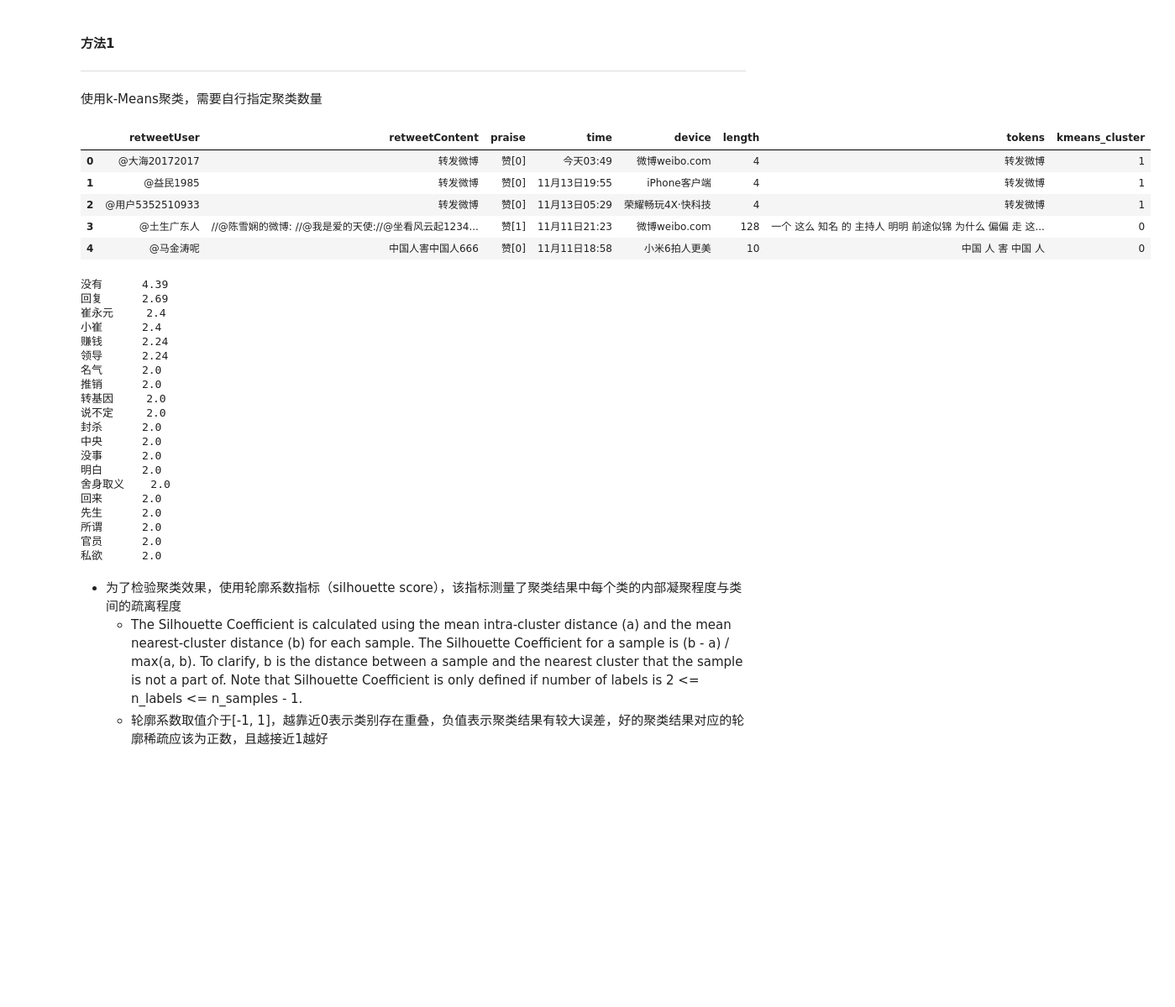
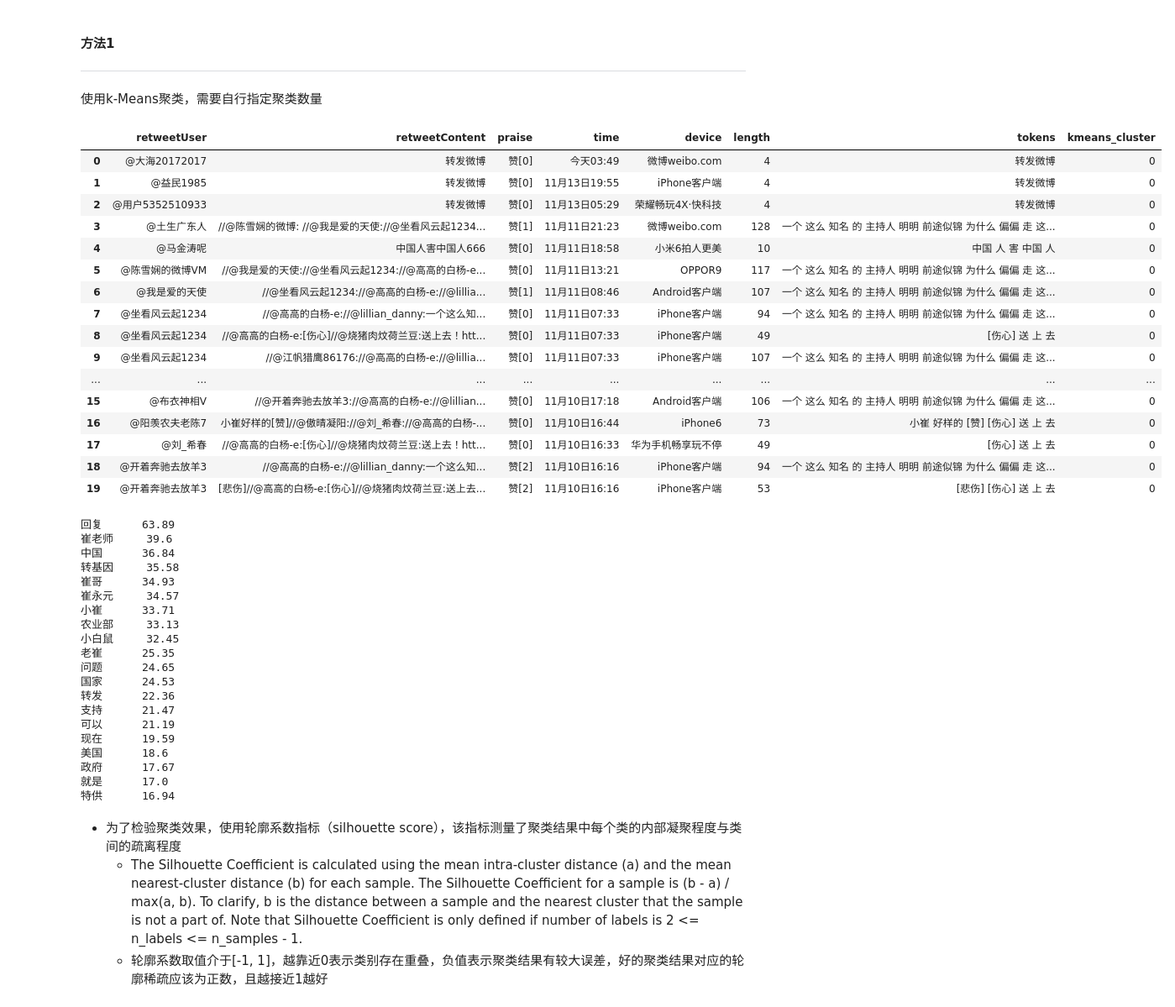
Before and after one commit to LyndonChenLuo/textAnalysis, a Jupyter notebook: textAnalysisIntroduction/textAnalysisIntro.ipynb, the cells around one changed output. Shown at 84% size. Drawn from its saved outputs; the diff is of its cells as text; code cells hidden in the pictures; blank space fills up the shorter version.

```diff
--- a/textAnalysisIntroduction/textAnalysisIntro.ipynb
+++ b/textAnalysisIntroduction/textAnalysisIntro.ipynb
@@ -49,8 +32,10 @@ pynlpir.open()
 # %%
 # 分词与词性标注
 # 详细词性(Part of Speech)对照表：https://github.com/tsroten/pynlpir/blob/develop/docs/pos_map.rst
-s = '@金兼斌:四月的最后一个周末，紫荆已谢，牡丹正盛；清春已去，暑气徐来。五一假期前后，清华北大先后迎来校庆。\
-https://wx4.sinaimg.cn/mw690/6480341ely1ff38dysggaj20hy0amdhp.jpg 4月29日 08:12 来自 weibo.com \
+s = '@金兼斌:四月的最后一个周末，紫荆已谢，牡丹正盛；清春已去，暑气徐来。\
+五一假期前后，清华北大先后迎来校庆。\
+https://wx4.sinaimg.cn/mw690/6480341ely1ff38dysggaj20hy0amdhp.jpg \
+4月29日 08:12 来自 weibo.com \
 [收藏] [转发]0 [评论]0 [赞]20'
 # pos_tagging: True/False
 segments = pynlpir.segment(s, pos_tagging=True)
@@ -265,6 +219,3 @@ print len(source['retweetContent'][0])
 <class 'pandas.core.series.Series'>
 转发微博
 5
-# %%
-s = 'abc '
-s.strip()
@@ -577,18 +464,29 @@ kmeans = KMeans(n_clusters=n_clusters).fit(dtmArray_pca)
 # 在数据中生成新列'kmeans_cluster'，容纳类别标签
 source['kmeans_cluster'] = kmeans.labels_
 # %%
-source.head()
+source.head(20)
 # %% [output]
 |  | retweetUser | retweetContent | praise | time | device | length | tokens | kmeans_cluster |
-| 0 | @大海20172017 | 转发微博 | 赞[0] | 今天03:49 | 微博weibo.com | 4 | 转发微博 | 1 |
-| 1 | @益民1985 | 转发微博 | 赞[0] | 11月13日19:55 | iPhone客户端 | 4 | 转发微博 | 1 |
-| 2 | @用户5352510933 | 转发微博 | 赞[0] | 11月13日05:29 | 荣耀畅玩4X·快科技 | 4 | 转发微博 | 1 |
+| 0 | @大海20172017 | 转发微博 | 赞[0] | 今天03:49 | 微博weibo.com | 4 | 转发微博 | 0 |
+| 1 | @益民1985 | 转发微博 | 赞[0] | 11月13日19:55 | iPhone客户端 | 4 | 转发微博 | 0 |
+| 2 | @用户5352510933 | 转发微博 | 赞[0] | 11月13日05:29 | 荣耀畅玩4X·快科技 | 4 | 转发微博 | 0 |
 | 3 | @土生广东人 | //@陈雪娴的微博: //@我是爱的天使://@坐看风云起1234... | 赞[1] | 11月11日21:23 | 微博weibo.com | 128 | 一个 这么 知名 的 主持人 明明 前途似锦 为什么 偏偏 走 这... | 0 |
 | 4 | @马金涛呢 | 中国人害中国人666 | 赞[0] | 11月11日18:58 | 小米6拍人更美 | 10 | 中国 人 害 中国 人 | 0 |
+| 5 | @陈雪娴的微博VM | //@我是爱的天使://@坐看风云起1234://@高高的白杨-e... | 赞[0] | 11月11日13:21 | OPPOR9 | 117 | 一个 这么 知名 的 主持人 明明 前途似锦 为什么 偏偏 走 这... | 0 |
+| 6 | @我是爱的天使 | //@坐看风云起1234://@高高的白杨-e://@lillia... | 赞[1] | 11月11日08:46 | Android客户端 | 107 | 一个 这么 知名 的 主持人 明明 前途似锦 为什么 偏偏 走 这... | 0 |
+| 7 | @坐看风云起1234 | //@高高的白杨-e://@lillian_danny:一个这么知... | 赞[0] | 11月11日07:33 | iPhone客户端 | 94 | 一个 这么 知名 的 主持人 明明 前途似锦 为什么 偏偏 走 这... | 0 |
+| 8 | @坐看风云起1234 | //@高高的白杨-e:[伤心]//@烧猪肉炆荷兰豆:送上去！htt... | 赞[0] | 11月11日07:33 | iPhone客户端 | 49 | [伤心] 送 上 去 | 0 |
+| 9 | @坐看风云起1234 | //@江帆猎鹰86176://@高高的白杨-e://@lillia... | 赞[0] | 11月11日07:33 | iPhone客户端 | 107 | 一个 这么 知名 的 主持人 明明 前途似锦 为什么 偏偏 走 这... | 0 |
+| ... | ... | ... | ... | ... | ... | ... | ... | ... |
+| 15 | @布衣神相V | //@开着奔驰去放羊3://@高高的白杨-e://@lillian... | 赞[0] | 11月10日17:18 | Android客户端 | 106 | 一个 这么 知名 的 主持人 明明 前途似锦 为什么 偏偏 走 这... | 0 |
+| 16 | @阳羡农夫老陈7 | 小崔好样的[赞]//@傲晴凝阳://@刘_希春://@高高的白杨-... | 赞[0] | 11月10日16:44 | iPhone6 | 73 | 小崔 好样的 [赞] [伤心] 送 上 去 | 0 |
+| 17 | @刘_希春 | //@高高的白杨-e:[伤心]//@烧猪肉炆荷兰豆:送上去！htt... | 赞[0] | 11月10日16:33 | 华为手机畅享玩不停 | 49 | [伤心] 送 上 去 | 0 |
+| 18 | @开着奔驰去放羊3 | //@高高的白杨-e://@lillian_danny:一个这么知... | 赞[2] | 11月10日16:16 | iPhone客户端 | 94 | 一个 这么 知名 的 主持人 明明 前途似锦 为什么 偏偏 走 这... | 0 |
+| 19 | @开着奔驰去放羊3 | [悲伤]//@高高的白杨-e:[伤心]//@烧猪肉炆荷兰豆:送上去... | 赞[2] | 11月10日16:16 | iPhone客户端 | 53 | [悲伤] [伤心] 送 上 去 | 0 |
 # %%
 # 从每个类别中提取出至多20个关键词
 cluster = defaultdict(int)
-for token in source[source['kmeans_cluster'] == 2]['tokens']:
+for token in source[source['kmeans_cluster'] == 0]['tokens']:
     cluster[token.replace(' ', '')] += 1
 
 combineText = ''
@@ -598,26 +496,26 @@ for item in sorted(cluster.items(), key = lambda x: x[1], reverse=True):
 for keyword in pynlpir.get_key_words(combineText, max_words = 20, weighted = True):
     print keyword[0], '\t', keyword[1]
 # %% [output]
-没有      4.39
-回复      2.69
-崔永元     2.4
-小崔      2.4
-赚钱      2.24
-领导      2.24
-名气      2.0
-推销      2.0
-转基因     2.0
-说不定     2.0
-封杀      2.0
-中央      2.0
-没事      2.0
-明白      2.0
-舍身取义    2.0
-回来      2.0
-先生      2.0
-所谓      2.0
-官员      2.0
-私欲      2.0
+回复      63.89
+崔老师     39.6
+中国      36.84
+转基因     35.58
+崔哥      34.93
+崔永元     34.57
+小崔      33.71
+农业部     33.13
+小白鼠     32.45
+老崔      25.35
+问题      24.65
+国家      24.53
+转发      22.36
+支持      21.47
+可以      21.19
+现在      19.59
+美国      18.6
+政府      17.67
+就是      17.0
+特供      16.94
 # %% [markdown]
 - 为了检验聚类效果，使用轮廓系数指标（silhouette score），该指标测量了聚类结果中每个类的内部凝聚程度与类间的疏离程度
     - The Silhouette Coefficient is calculated using the mean intra-cluster distance (a) and the mean nearest-cluster distance (b) for each sample. The Silhouette Coefficient for a sample is (b - a) / max(a, b). To clarify, b is the distance between a sample and the nearest cluster that the sample is not a part of. Note that Silhouette Coefficient is only defined if number of labels is 2 <= n_labels <= n_samples - 1.
```
Also changed, not shown: parts of 32 cells of this notebook.
